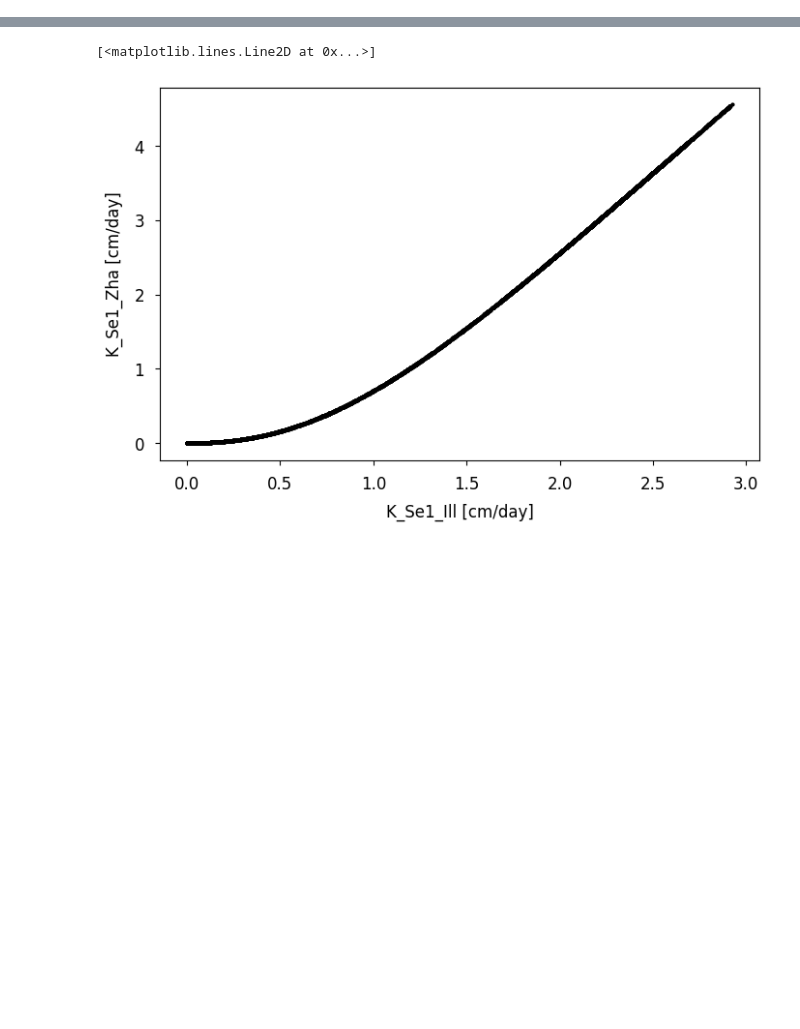
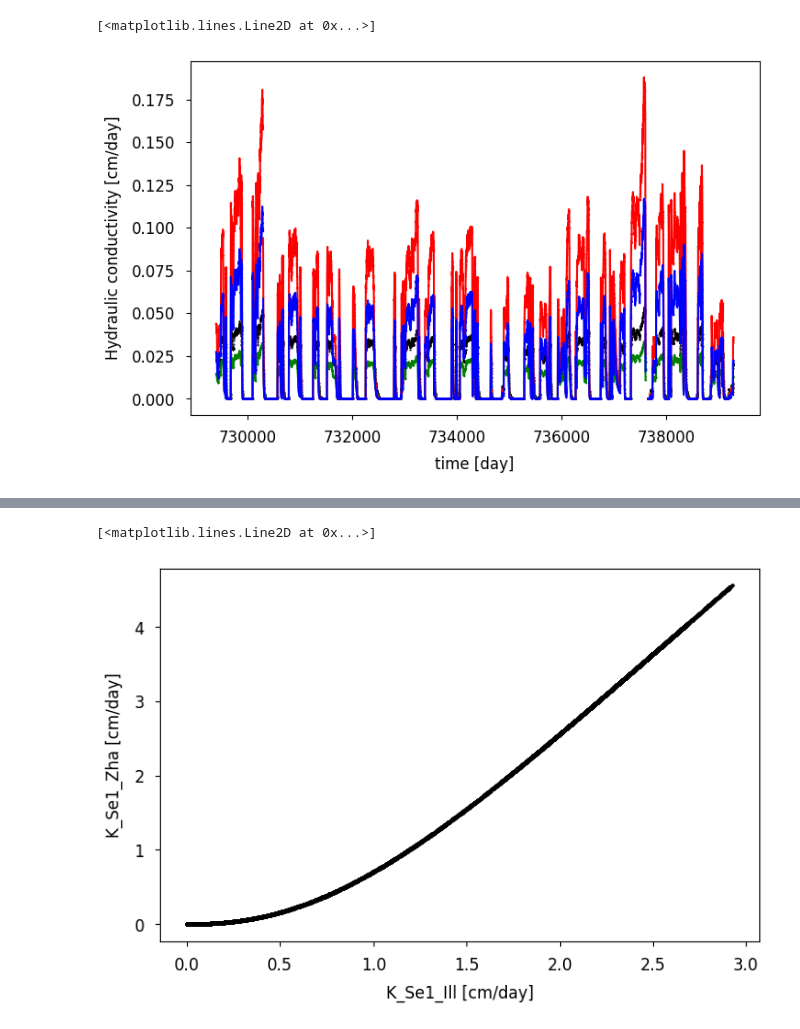
Before and after one commit to MarkBarbadillo/Rosetta-Soilhydraulicconductivity, a Jupyter notebook: Rosetta/Mab_Spc_project.ipynb, the cells around one changed output, grey strips where cells are left out. Saved outputs shown, nothing was run; the diff lists cells and outputs as text; code cells hidden in the pictures; blank space fills up the shorter version.

```diff
--- a/Rosetta/Mab_Spc_project.ipynb
+++ b/Rosetta/Mab_Spc_project.ipynb
@@ -142,0 +165,15 @@ print("K_K0_Se3_Zha:", K_K0_Se3_Zha)
+# %%
+import matplotlib.pyplot as plt
+
+fig = plt.figure(figsize=(8,5))
+plt.xlabel('time [day]', fontsize=12, labelpad=8)
+plt.ylabel('Hydraulic conductivity [cm/day]', fontsize=12, labelpad=8)
+plt.tick_params(axis='both', which='major', labelsize=12,pad=8)
+plt.tick_params(axis='both', which='minor', labelsize=12, pad=8)
+plt.plot(time, K_Se3_Ill, 'ok', markersize=0.5)
+plt.plot(time, K_K0_Se3_Ill, color='green', marker='+', markersize=0.5)
+plt.plot(time, K_Se3_Zha, color='red', marker='+', markersize=0.5)
+plt.plot(time, K_K0_Se3_Zha, color='blue', marker='+', markersize=0.5)
+# %% [output]
+[<matplotlib.lines.Line2D at 0x...>]
+[figure, added]
```
Also changed, not shown: parts of 10 cells of this notebook, 1 other file.
